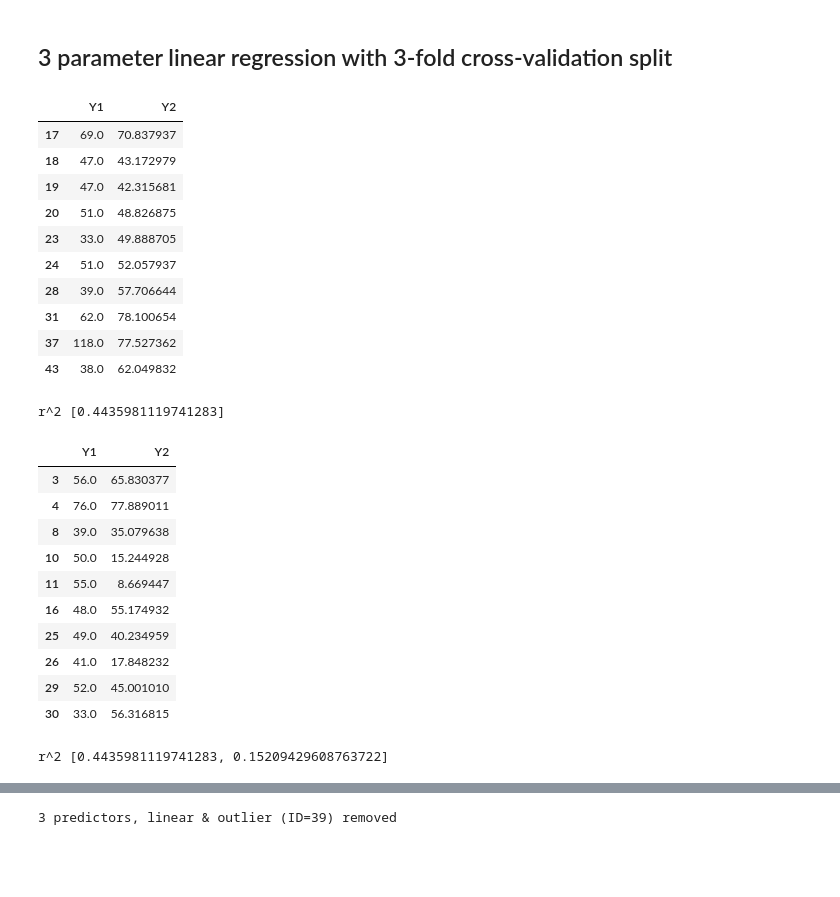
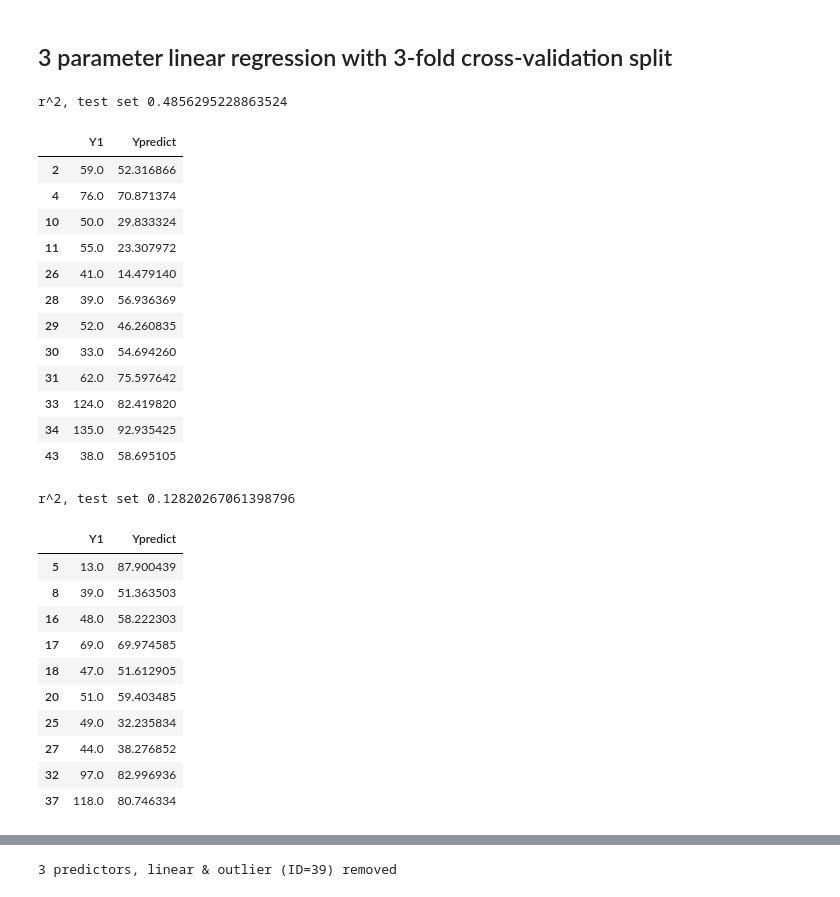
Before and after one commit to Md557/py-datasci, a Jupyter notebook: petroleum well analysis example/Completions-EUR classification.ipynb, the cells around one changed output, grey strips where cells are left out. Saved outputs shown, nothing was run; the diff lists cells and outputs as text; code cells hidden in the pictures; blank space fills up the shorter version.

```diff
--- a/petroleum well analysis example/Completions-EUR classification.ipynb
+++ b/petroleum well analysis example/Completions-EUR classification.ipynb
@@ -462,43 +463,49 @@ strong multicollinearity or other numerical problems.
 ##  3 parameter linear regression with 3-fold cross-validation split
 # %%
 from sklearn.model_selection import KFold
+np.random.seed(0)
 kf = KFold(n_splits=3, shuffle=True)
 co=[]
-for train, test in kf.split(X2):
-    #display(X2.iloc[train])
-    cv_train = sm.OLS(y[train],X2.iloc[train] ,missing='drop').fit()
-    #display(X2.iloc[test])
-    pred=cv_train.predict(X2.iloc[test]) # make the predictions by the model
-    d = {'Y1': y[test], 'Y2': pred}
-    df = pd.DataFrame(data=d)
-    df=df.dropna(how='any',axis=0)
-    display(df)
-    new=np.power( np.corrcoef(df['Y1'],df['Y2'])[0,1],2)
-    co.append(new)
-    print("r^2",co)
-print("avg CV test score",np.average(co))
+
+for i in range(1,10):
+    for train, test in kf.split(X2):
+        #display(X2.iloc[train])
+        cv_train = sm.OLS(y[train],X2.iloc[train] ,missing='drop').fit()
+        #display(X2.iloc[test])
+        pred=cv_train.predict(X2.iloc[test]) # make the predictions by the model
+        d = {'Y1': y[test], 'Ypredict': pred}
+        df = pd.DataFrame(data=d)
+        df=df.dropna(how='any',axis=0)
+        new=np.power( np.corrcoef(df['Y1'],df['Ypredict'])[0,1],2)
+        co.append(new)
+        print("r^2, test set",new)
+        if i==1:display(df)
+
+print("\navg CV test score over 10 iterations of 3-fold CV:",np.average(co))
 # %% [output]
+r^2, test set 0.4856295228863524
-|  | Y1 | Y2 |
-| 17 | 69.0 | 70.837937 |
-| 18 | 47.0 | 43.172979 |
-| 19 | 47.0 | 42.315681 |
-| 20 | 51.0 | 48.826875 |
-| 23 | 33.0 | 49.888705 |
-| 24 | 51.0 | 52.057937 |
-| 28 | 39.0 | 57.706644 |
-| 31 | 62.0 | 78.100654 |
-| 37 | 118.0 | 77.527362 |
-| 43 | 38.0 | 62.049832 |
+|  | Y1 | Ypredict |
+| 2 | 59.0 | 52.316866 |
+| 4 | 76.0 | 70.871374 |
+| 10 | 50.0 | 29.833324 |
+| 11 | 55.0 | 23.307972 |
+| 26 | 41.0 | 14.479140 |
+| 28 | 39.0 | 56.936369 |
+| 29 | 52.0 | 46.260835 |
+| 30 | 33.0 | 54.694260 |
+| 31 | 62.0 | 75.597642 |
+| 33 | 124.0 | 82.419820 |
+| 34 | 135.0 | 92.935425 |
+| 43 | 38.0 | 58.695105 |
-r^2 [0.4435981119741283]
+r^2, test set 0.12820267061398796
-|  | Y1 | Y2 |
-| 3 | 56.0 | 65.830377 |
-| 4 | 76.0 | 77.889011 |
-| 8 | 39.0 | 35.079638 |
-| 10 | 50.0 | 15.244928 |
-| 11 | 55.0 | 8.669447 |
-| 16 | 48.0 | 55.174932 |
-| 25 | 49.0 | 40.234959 |
-| 26 | 41.0 | 17.848232 |
-| 29 | 52.0 | 45.001010 |
-| 30 | 33.0 | 56.316815 |
+|  | Y1 | Ypredict |
+| 5 | 13.0 | 87.900439 |
+| 8 | 39.0 | 51.363503 |
+| 16 | 48.0 | 58.222303 |
+| 17 | 69.0 | 69.974585 |
+| 18 | 47.0 | 51.612905 |
+| 20 | 51.0 | 59.403485 |
+| 25 | 49.0 | 32.235834 |
+| 27 | 44.0 | 38.276852 |
+| 32 | 97.0 | 82.996936 |
+| 37 | 118.0 | 80.746334 |
-r^2 [0.4435981119741283, 0.15209429608763722]
```
Also changed, not shown: parts of 6 cells of this notebook.
